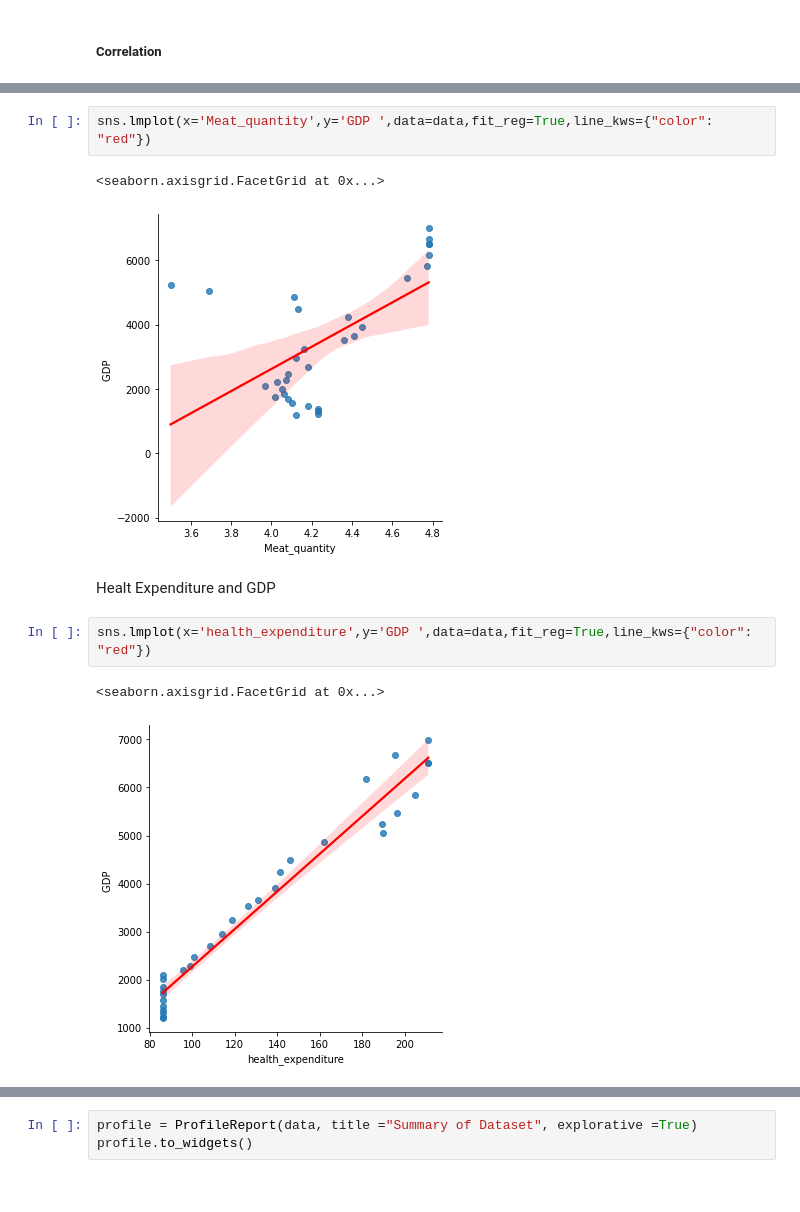
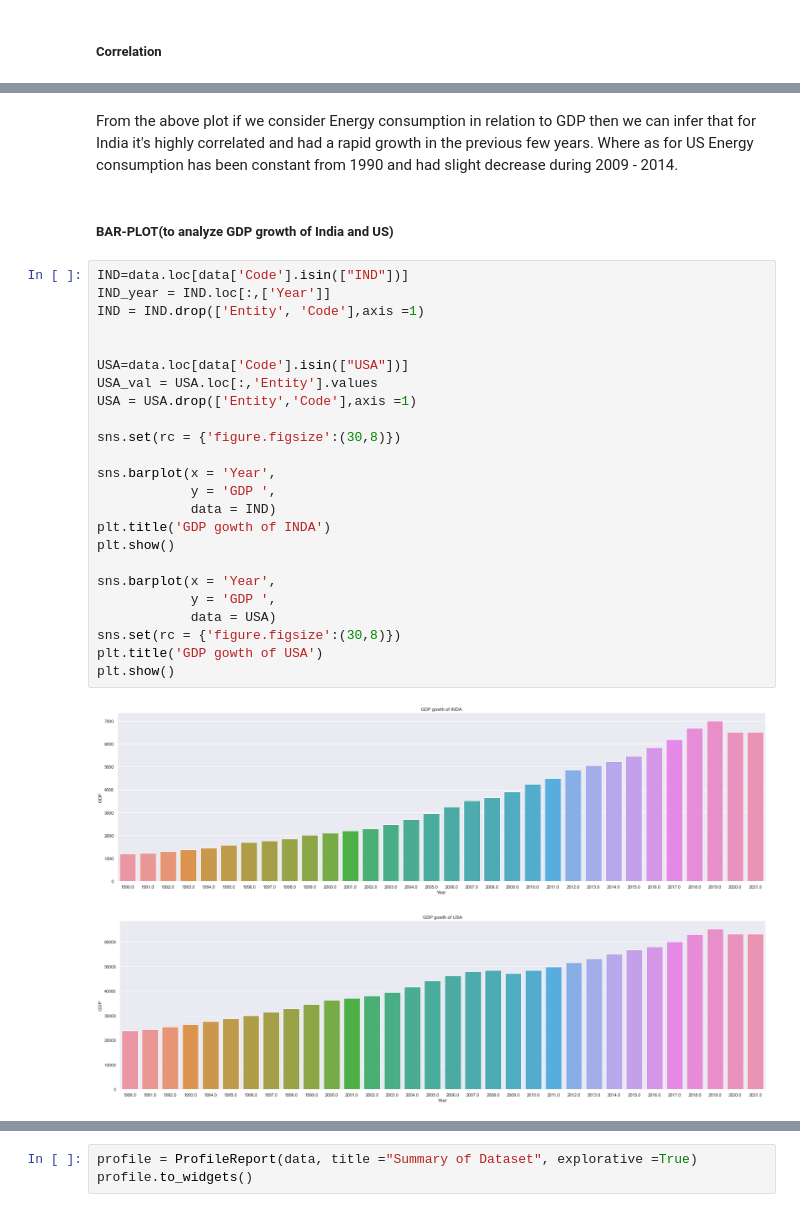
Before and after one commit to NeerajG03/Economic-Growth-Versus-Factors-expenditure-consumption-and-production, a Jupyter notebook: Set1.ipynb, the cells around one changed output, grey strips where cells are left out. Saved outputs shown, nothing was run; the diff lists cells and outputs as text.

```diff
--- a/Set1.ipynb
+++ b/Set1.ipynb
@@ -109,12 +119,31 @@ Meat consumption and GDP
-# %%
-sns.lmplot(x='Meat_quantity',y='GDP ',data=data,fit_reg=True,line_kws={"color": "red"})
-# %% [output]
-<seaborn.axisgrid.FacetGrid at 0x...>
-[figure, removed]
-# %% [markdown]
-Healt Expenditure and GDP
-# %%
-sns.lmplot(x='health_expenditure',y='GDP ',data=data,fit_reg=True,line_kws={"color": "red"})
-# %% [output]
-<seaborn.axisgrid.FacetGrid at 0x...>
-[figure, removed]
+# %% [markdown]
+From the above plot if we consider Energy consumption in relation to GDP then we can infer that for India it's highly correlated and had a rapid growth in the previous few years. Where as for US Energy consumption has been constant from 1990 and had slight decrease during 2009 - 2014.
+# %% [markdown]
+##### BAR-PLOT(to analyze GDP growth of India and US)
+# %%
+IND=data.loc[data['Code'].isin(["IND"])]
+IND_year = IND.loc[:,['Year']]
+IND = IND.drop(['Entity', 'Code'],axis =1)
+
+
+USA=data.loc[data['Code'].isin(["USA"])]
+USA_val = USA.loc[:,'Entity'].values
+USA = USA.drop(['Entity','Code'],axis =1)
+
+sns.set(rc = {'figure.figsize':(30,8)})
+
+sns.barplot(x = 'Year',
+            y = 'GDP ',
+            data = IND)
+plt.title('GDP gowth of INDA')
+plt.show()
+
+sns.barplot(x = 'Year',
+            y = 'GDP ',
+            data = USA)
+sns.set(rc = {'figure.figsize':(30,8)})
+plt.title('GDP gowth of USA')
+plt.show()
+# %% [output]
+[figure, added]
+[figure, added]
```
Also changed, not shown: parts of 16 cells of this notebook.
